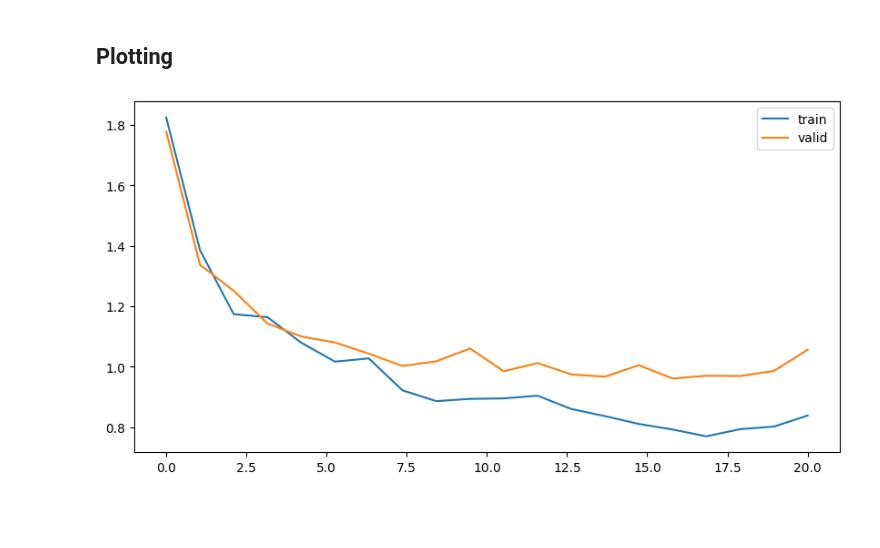
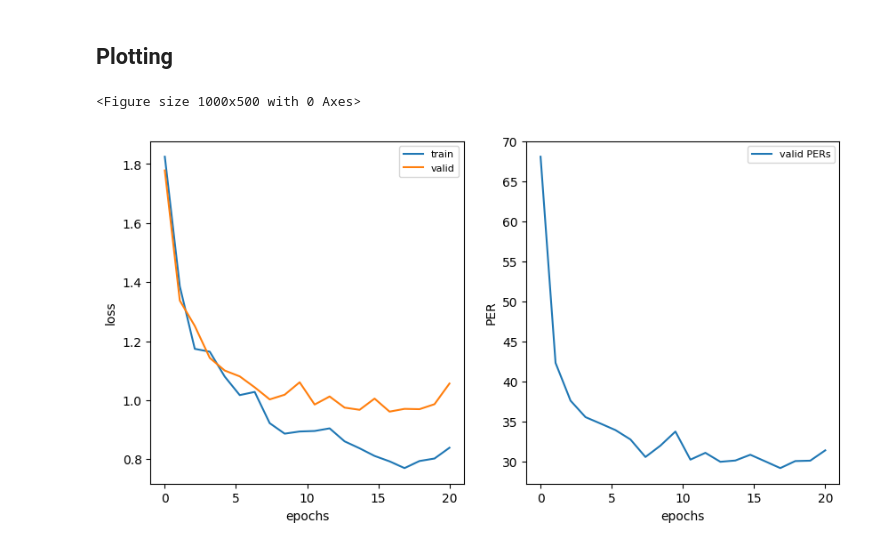
Before and after one commit to ElijahGut/mlmi2, a Jupyter notebook: MLMI2_Lab.ipynb, the cells around one changed output. Drawn from its saved outputs; the diff is of its cells as text; code cells hidden in the pictures; blank space fills up the shorter version.

```diff
--- a/MLMI2_Lab.ipynb
+++ b/MLMI2_Lab.ipynb
@@ -598,6 +456,7 @@ z s
 ## Plotting
 # %%
 import matplotlib.pyplot as plt
+import numpy as np
 
 # init
 plt.figure(figsize=(10,5))
@@ -625,37 +484,49 @@ train_loss = [
 0.83875,
 ]
 
 valid_loss =    [
         1.77826,
 1.33755,
 1.25135,
 1.14313,
 1.10031,
 1.08053,
 1.04334,
 1.00266,
 1.01832,
 1.06050,
 0.98522,
 1.01243,
 0.97481,
 0.96733,
 1.00541,
 0.96122,
 0.97055,
 0.96949,
 0.98636,
 1.05625,
     ]
 
+pers = [68.06, 42.31, 37.6, 35.54, 34.74, 33.92, 32.75, 30.56, 31.98, 33.74, 30.23, 31.08, 29.96, 30.12, 30.84, 30.01, 29.18, 30.05, 30.1, 31.39]
+
 xs = np.linspace(0,20,20)
-plt.plot(xs,train_loss, label='train')
-plt.plot(xs,valid_loss, label='valid')
 
-plt.legend()
+fig, ax = plt.subplots(1,2, figsize=(10,5))
+ax[0].plot(xs,train_loss, label='train')
+ax[0].plot(xs,valid_loss, label='valid')
+ax[0].set_xlabel('epochs')
+ax[0].set_ylabel('loss')
+
+ax[0].legend(fontsize=8)
+
+ax[1].plot(xs,pers, label='valid PERs')
+ax[1].set_xlabel('epochs')
+ax[1].set_ylabel('PER')
+ax[1].legend(fontsize=8)
 plt.show()
 # %% [output]
+<Figure size 1000x500 with 0 Axes>
-[figure, old version]
+[figure, new version]
 # %%
 # q3.1.1 - reg - dropout
 train_loss_20 = [
```
Also changed, not shown: parts of 20 cells of this notebook, 10 other files.
